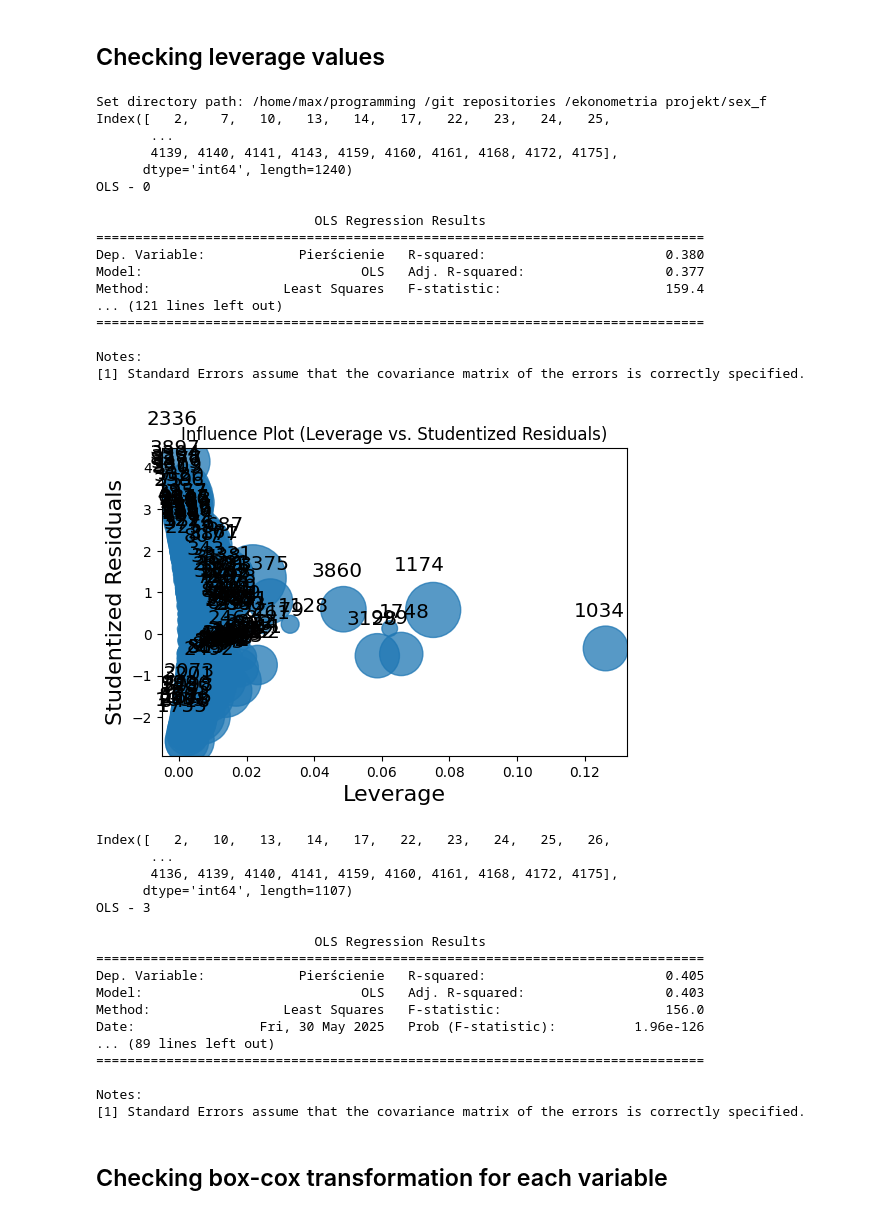
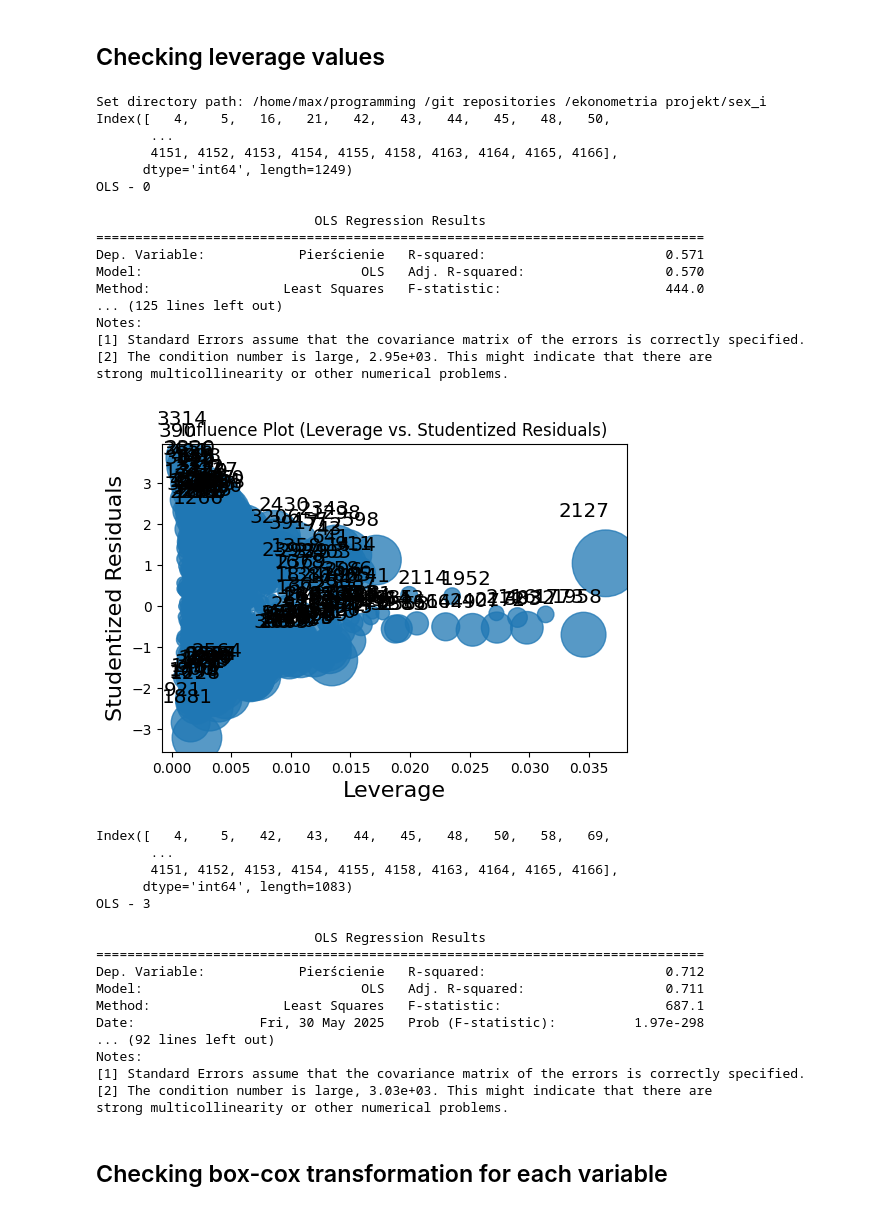
Before and after one commit to maxi7524/econometry_project_abalone, a Jupyter notebook: projekt_python.ipynb, the cells around one changed output. Drawn from its saved outputs; the diff is of its cells as text; code cells hidden in the pictures.

```diff
--- a/projekt_python.ipynb
+++ b/projekt_python.ipynb
@@ -603,7 +587,7 @@ X_final
 # TODO check if everything with model is ok because we get different results than in upper chunk
 
 # setting sex
-SEX = 'F'
+SEX = 'I'
 set_sex_folder(SEX)
 # loading data (vifs) ~ we need to have one file with all columns at the result ....
 
@@ -642,61 +626,61 @@ for i in range(6):
     # # Plot the influence plot (multivariate)
     # fig, ax = plt.subplots(figsize=(8, 6))
     # sm.graphics.influence_plot(ols, ax=ax, criterion="cooks")
     # ax.set_title("Influence Plot (Leverage vs. Studentized Residuals)")
     # plt.show()
 
     # adding filt
     leverage_final_results[name] = idx # sa
 
     # printing last result
     if i == 2:
         # creating model
         # TODO FILTER
         ols = sm.OLS(y_loc.loc[idx], X_loc.loc[idx]).fit()
         # printing summary
         print(f'{name}\n')
         print(ols.summary())
         # Plot the influence plot (multivariate)
         fig, ax = plt.subplots(figsize=(6, 4))
         sm.graphics.influence_plot(ols, ax=ax, criterion="cooks")
         ax.set_title("Influence Plot (Leverage vs. Studentized Residuals)")
         plt.show()
 # %% [output]
-Set directory path: /home/max/programming /git repositories /ekonometria projekt/sex_f
-Index([   2,    7,   10,   13,   14,   17,   22,   23,   24,   25,
+Set directory path: /home/max/programming /git repositories /ekonometria projekt/sex_i
+Index([   4,    5,   16,   21,   42,   43,   44,   45,   48,   50,
        ...
-       4139, 4140, 4141, 4143, 4159, 4160, 4161, 4168, 4172, 4175],
-      dtype='int64', length=1240)
+       4151, 4152, 4153, 4154, 4155, 4158, 4163, 4164, 4165, 4166],
+      dtype='int64', length=1249)
 OLS - 0
 
                             OLS Regression Results
 ==============================================================================
-Dep. Variable:            Pierścienie   R-squared:                       0.380
-Model:                            OLS   Adj. R-squared:                  0.377
-Method:                 Least Squares   F-statistic:                     159.4
-... (121 lines left out)
-==============================================================================
-
+Dep. Variable:            Pierścienie   R-squared:                       0.571
+Model:                            OLS   Adj. R-squared:                  0.570
+Method:                 Least Squares   F-statistic:                     444.0
+... (125 lines left out)
 Notes:
 [1] Standard Errors assume that the covariance matrix of the errors is correctly specified.
+[2] The condition number is large, 2.95e+03. This might indicate that there are
+strong multicollinearity or other numerical problems.
-[figure, old version]
+[figure, new version]
-Index([   2,   10,   13,   14,   17,   22,   23,   24,   25,   26,
+Index([   4,    5,   42,   43,   44,   45,   48,   50,   58,   69,
        ...
-       4136, 4139, 4140, 4141, 4159, 4160, 4161, 4168, 4172, 4175],
-      dtype='int64', length=1107)
+       4151, 4152, 4153, 4154, 4155, 4158, 4163, 4164, 4165, 4166],
+      dtype='int64', length=1083)
 OLS - 3
 
                             OLS Regression Results
 ==============================================================================
-Dep. Variable:            Pierścienie   R-squared:                       0.405
-Model:                            OLS   Adj. R-squared:                  0.403
-Method:                 Least Squares   F-statistic:                     156.0
-Date:                Fri, 30 May 2025   Prob (F-statistic):          1.96e-126
-... (89 lines left out)
-==============================================================================
-
+Dep. Variable:            Pierścienie   R-squared:                       0.712
+Model:                            OLS   Adj. R-squared:                  0.711
+Method:                 Least Squares   F-statistic:                     687.1
+Date:                Fri, 30 May 2025   Prob (F-statistic):          1.97e-298
+... (92 lines left out)
 Notes:
 [1] Standard Errors assume that the covariance matrix of the errors is correctly specified.
+[2] The condition number is large, 3.03e+03. This might indicate that there are
+strong multicollinearity or other numerical problems.
 # %% [markdown]
 ## Checking box-cox transformation for each variable
 # %%
```
Also changed, not shown: parts of 6 cells of this notebook, 3 other files.
